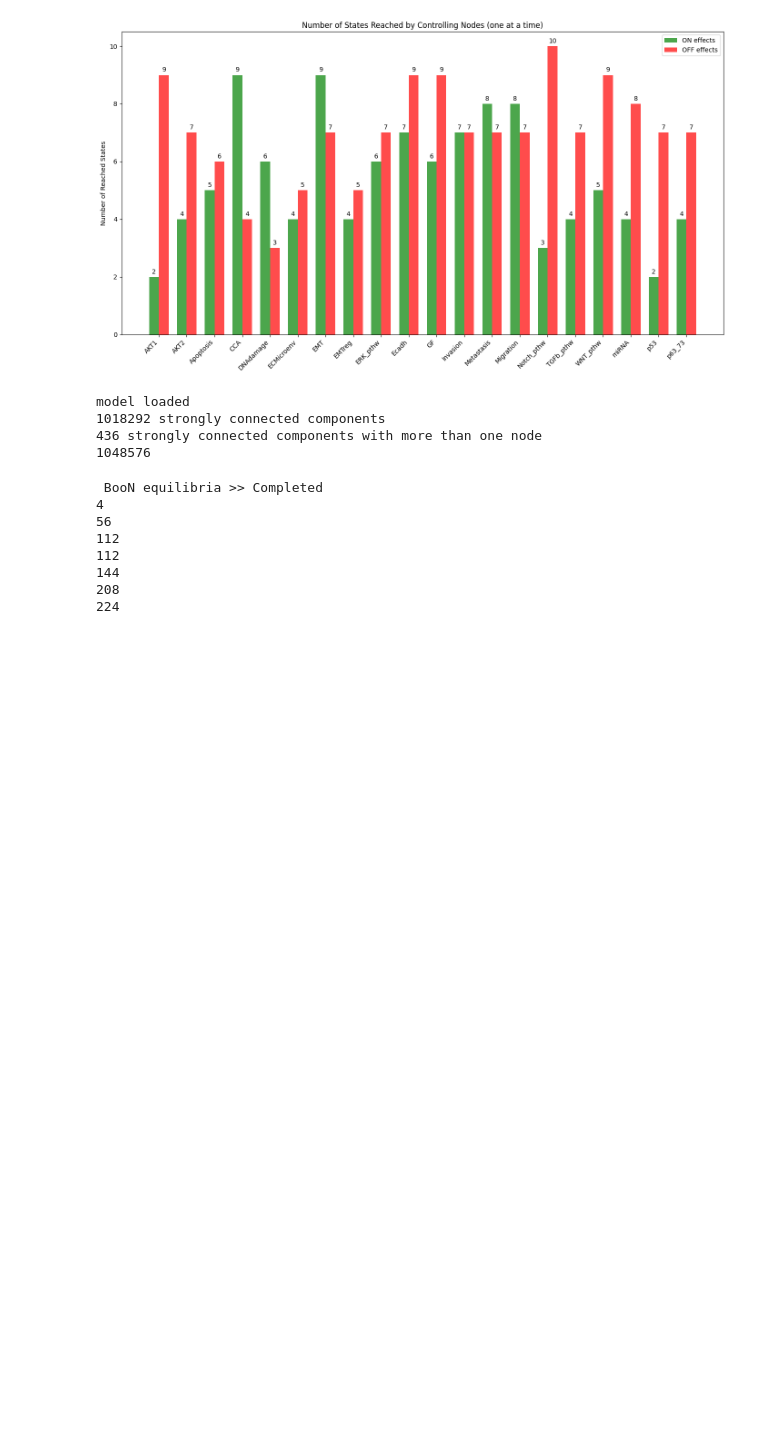
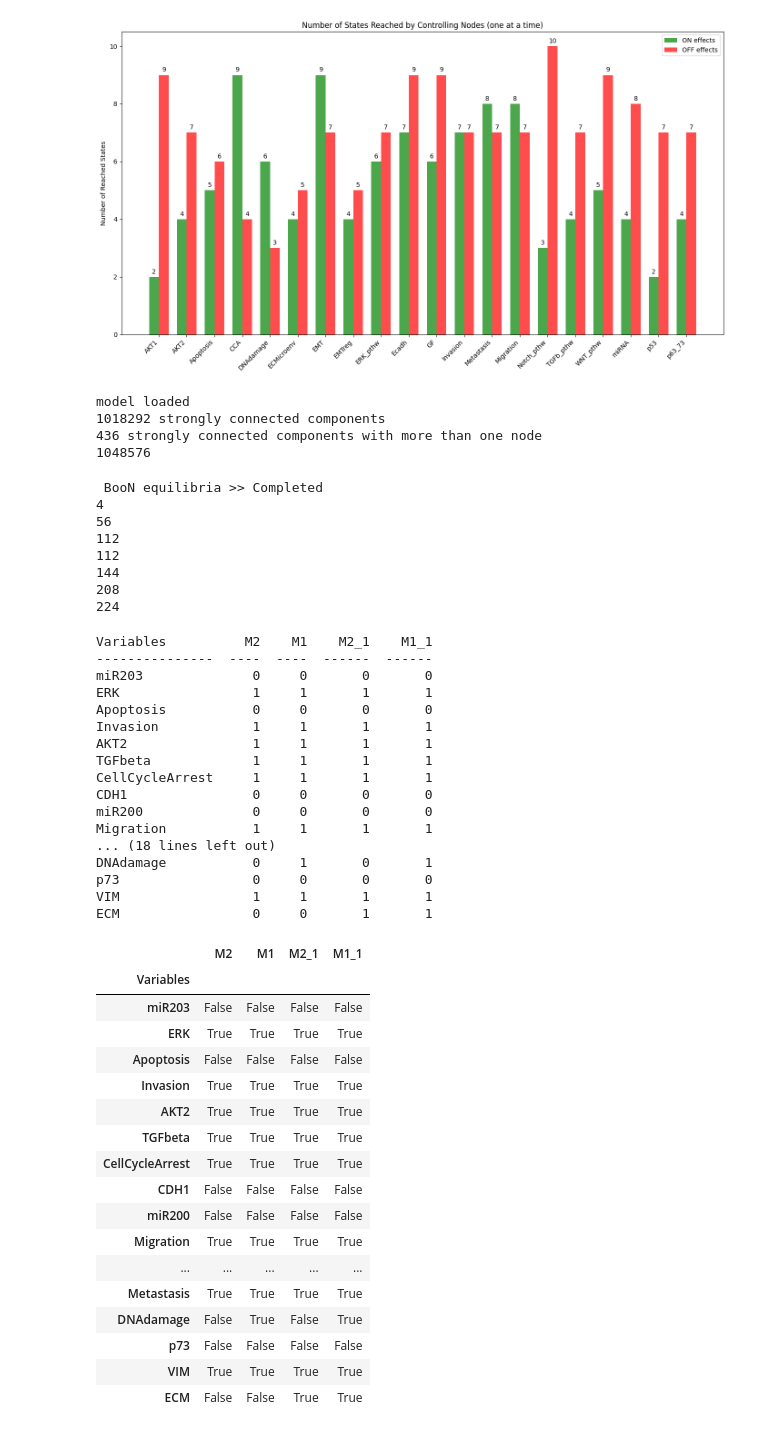
Before and after one commit to yazid-hoblos/BoolNet-Metastasis-Model, a Jupyter notebook: notebook.ipynb, the cells around one changed output. Saved outputs shown, nothing was run; the diff lists cells and outputs as text; code cells hidden in the pictures; blank space fills up the shorter version.

```diff
--- a/notebook.ipynb
+++ b/notebook.ipynb
@@ -112,3 +112,42 @@ for eq in eqs:
 144
 208
 224
+# %%
+mutated_model = full_model.control(frozentrue={'NICD'}, frozenfalse={'p53'})
+mutated_model.get_stable_states_df(display=True)
+# %% [output]
+Variables          M2    M1    M2_1    M1_1
+---------------  ----  ----  ------  ------
+miR203              0     0       0       0
+ERK                 1     1       1       1
+Apoptosis           0     0       0       0
+Invasion            1     1       1       1
+AKT2                1     1       1       1
+TGFbeta             1     1       1       1
+CellCycleArrest     1     1       1       1
+CDH1                0     0       0       0
+miR200              0     0       0       0
+Migration           1     1       1       1
+... (18 lines left out)
+DNAdamage           0     1       0       1
+p73                 0     0       0       0
+VIM                 1     1       1       1
+ECM                 0     0       1       1
+|  | M2 | M1 | M2_1 | M1_1 |
+| Variables |  |  |  |  |
+| miR203 | False | False | False | False |
+| ERK | True | True | True | True |
+| Apoptosis | False | False | False | False |
+| Invasion | True | True | True | True |
+| AKT2 | True | True | True | True |
+| TGFbeta | True | True | True | True |
+| CellCycleArrest | True | True | True | True |
+| CDH1 | False | False | False | False |
+| miR200 | False | False | False | False |
+| Migration | True | True | True | True |
+| ... | ... | ... | ... | ... |
+| Metastasis | True | True | True | True |
+| DNAdamage | False | True | False | True |
+| p73 | False | False | False | False |
+| VIM | True | True | True | True |
+| ECM | False | False | True | True |
```
Also changed, not shown: parts of 4 cells of this notebook, 3 other files.
